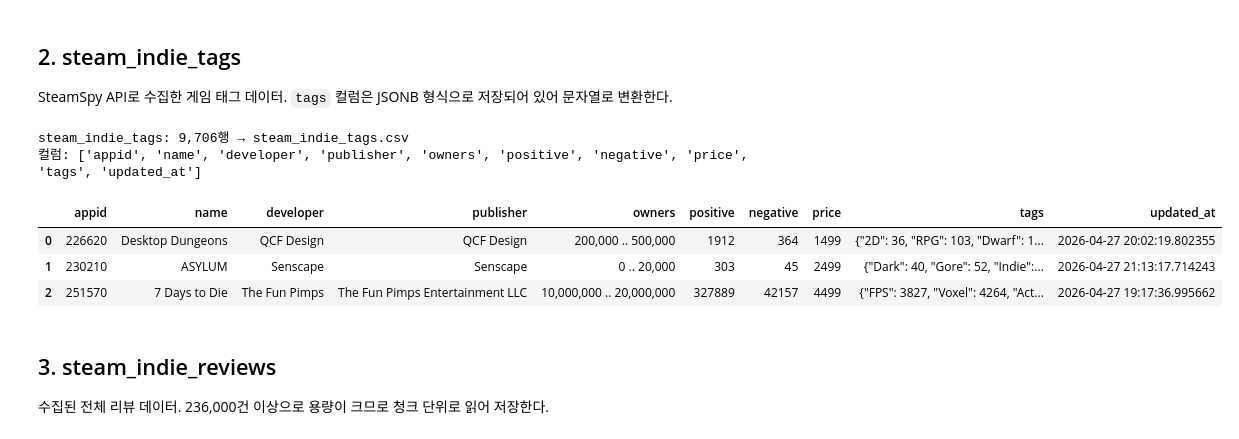
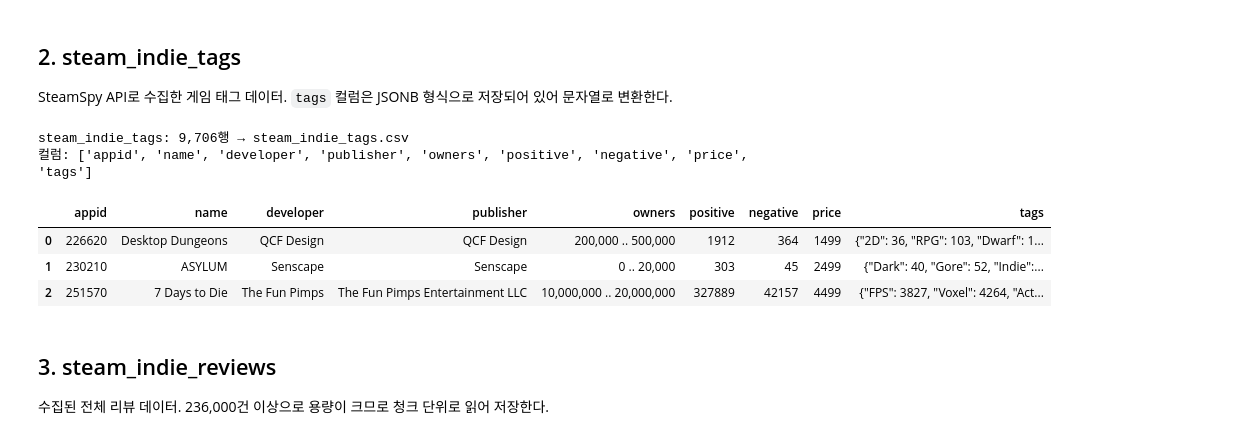
Before and after one commit to jinnyjinnyjinjin/steam-indie-game-analysis, a Jupyter notebook: src/notebooks/jin/00_preprocess.ipynb, the cells around one changed output. Saved outputs shown, nothing was run; the diff lists cells and outputs as text; code cells hidden in the pictures.

```diff
--- a/src/notebooks/jin/00_db_export_to_csv.ipynb
+++ b/src/notebooks/jin/00_preprocess.ipynb
@@ -15,19 +18,24 @@ PostgreSQL DB에서 수집된 Steam 인디게임 데이터를 불러와 `data/ra
 ## 라이브러리 임포트 및 DB 연결
 # %%
 import sys
+import ast
 import json as _json
+import warnings
 import pandas as pd
+import numpy as np
 from pathlib import Path
 
+warnings.filterwarnings('ignore')
+
 sys.path.insert(0, str(Path('..').resolve().parents[1] / 'src'))
-from utils.db import get_connection
+from utils.db import get_engine
 
-PROCESSED_DIR = Path('..').resolve().parents[1] / 'data' / 'raw'
-PROCESSED_DIR.mkdir(parents=True, exist_ok=True)
+RAW_DIR = Path('..').resolve().parents[1] / 'data' / 'raw'
+RAW_DIR.mkdir(parents=True, exist_ok=True)
 
-conn = get_connection()
+conn = get_engine()
 print('DB 연결 성공')
-print(f'저장 경로: {PROCESSED_DIR}')
+print(f'저장 경로: {RAW_DIR}')
 # %% [output]
 DB 연결 성공
 저장 경로: /Users/jin/Develop/codingclub/game-analysis/data/raw
@@ -58,24 +66,23 @@ SteamSpy API로 수집한 게임 태그 데이터. `tags` 컬럼은 JSONB 형식
 # %%
 df_tags = pd.read_sql('SELECT * FROM steam_indie_tags ORDER BY appid', conn)
 
-# tags 컬럼(JSONB) → 문자열 변환
 df_tags['tags'] = df_tags['tags'].apply(
     lambda x: _json.dumps(x, ensure_ascii=False) if isinstance(x, dict) else x
 )
 
-out = PROCESSED_DIR / 'steam_indie_tags.csv'
+out = RAW_DIR / 'steam_indie_tags.csv'
 df_tags.to_csv(out, index=False, encoding='utf-8-sig')
 
 print(f'steam_indie_tags: {len(df_tags):,}행 → {out.name}')
 print(f'컬럼: {df_tags.columns.tolist()}')
 df_tags.head(3)
 # %% [output]
 steam_indie_tags: 9,706행 → steam_indie_tags.csv
-컬럼: ['appid', 'name', 'developer', 'publisher', 'owners', 'positive', 'negative', 'price', 'tags', 'updated_at']
+컬럼: ['appid', 'name', 'developer', 'publisher', 'owners', 'positive', 'negative', 'price', 'tags']
-|  | appid | name | developer | publisher | owners | positive | negative | price | tags | updated_at |
-| 0 | 226620 | Desktop Dungeons | QCF Design | QCF Design | 200,000 .. 500,000 | 1912 | 364 | 1499 | {"2D": 36, "RPG": 103, "Dwarf": 1... | 2026-04-27 20:02:19.802355 |
-| 1 | 230210 | ASYLUM | Senscape | Senscape | 0 .. 20,000 | 303 | 45 | 2499 | {"Dark": 40, "Gore": 52, "Indie":... | 2026-04-27 21:13:17.714243 |
-| 2 | 251570 | 7 Days to Die | The Fun Pimps | The Fun Pimps Entertainment LLC | 10,000,000 .. 20,000,000 | 327889 | 42157 | 4499 | {"FPS": 3827, "Voxel": 4264, "Act... | 2026-04-27 19:17:36.995662 |
+|  | appid | name | developer | publisher | owners | positive | negative | price | tags |
+| 0 | 226620 | Desktop Dungeons | QCF Design | QCF Design | 200,000 .. 500,000 | 1912 | 364 | 1499 | {"2D": 36, "RPG": 103, "Dwarf": 1... |
+| 1 | 230210 | ASYLUM | Senscape | Senscape | 0 .. 20,000 | 303 | 45 | 2499 | {"Dark": 40, "Gore": 52, "Indie":... |
+| 2 | 251570 | 7 Days to Die | The Fun Pimps | The Fun Pimps Entertainment LLC | 10,000,000 .. 20,000,000 | 327889 | 42157 | 4499 | {"FPS": 3827, "Voxel": 4264, "Act... |
 # %% [markdown]
 ## 3. steam_indie_reviews
 
```
Also changed, not shown: parts of 23 cells of this notebook, 4 other files.
